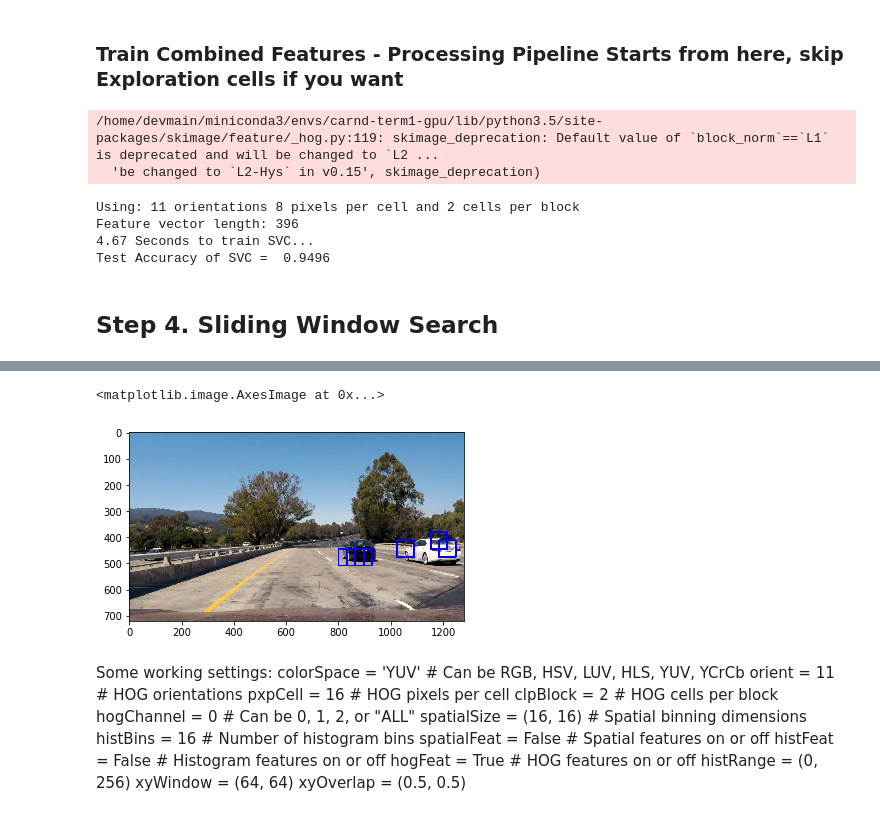
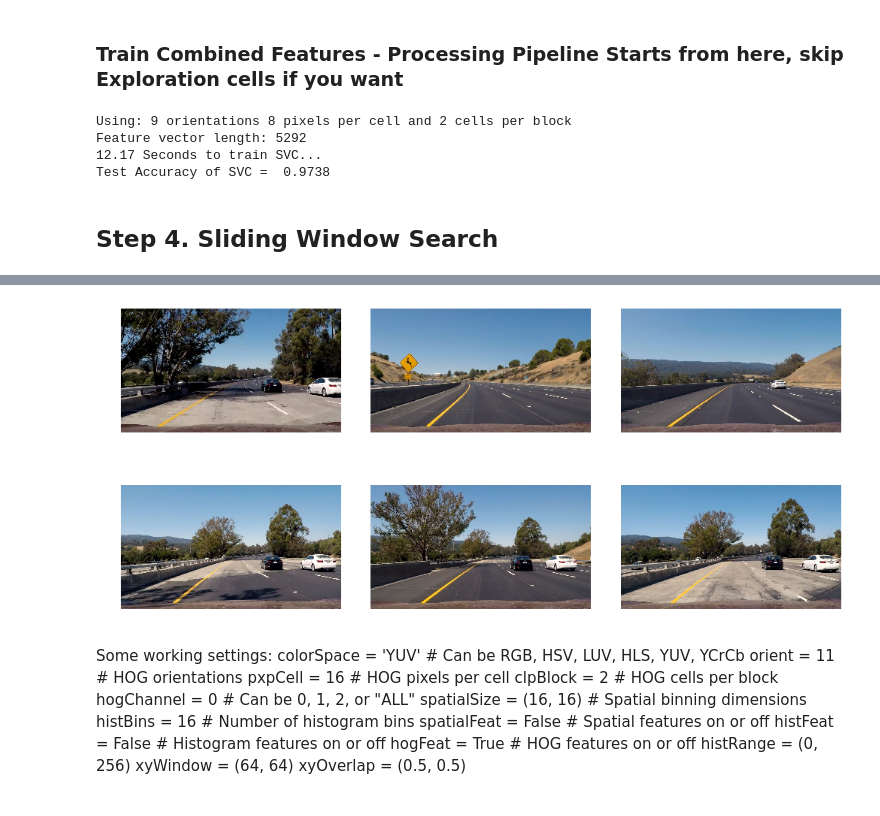
Before and after one commit to alsaibie/CarND-Vehicle-Detection, a Jupyter notebook: Vehicle_Detection.ipynb, the cells around one changed output, grey strips where cells are left out. Saved outputs shown, nothing was run; the diff lists cells and outputs as text; code cells hidden in the pictures.

Commit message:
Updates - Basic components done. Need to integrate pipeline, develop class and test on video.

```diff
--- a/Vehicle_Detection.ipynb
+++ b/Vehicle_Detection.ipynb
@@ -395,6 +393,8 @@ for num, colorSpace in enumerate(colorSpaces):
                     img = cv2.cvtColor(img, cv2.COLOR_RGB2HLS)
                 elif colorSpace == 'YUV':
                     img = cv2.cvtColor(img, cv2.COLOR_RGB2YUV)
+                elif colorSpace == 'YCrCb':
+                    img = cv2.cvtColor(img, cv2.COLOR_RGB2YCrCb)
             plt.imshow(img)
             plt.title('Original Image')
             str = colorSpace + ': ' + 'Spatial Size: {} Histogram Bin Size: {}'.format(spatialSize, histBin)
@@ -569,13 +567,13 @@ For these 10 labels:  [ 1.  1.  1.  0.  1.  1.  1.  1.  0.  1.]
 ### Train Combined Features - Processing Pipeline Starts from here, skip Exploration cells if you want
 # %%
 # Training Parameters
-colorSpace = 'YUV' # Can be RGB, HSV, LUV, HLS, YUV, YCrCb
-orient = 11  # HOG orientations
-pxpCell = 16 # HOG pixels per cell
+colorSpace = 'LUV' # Can be RGB, HSV, LUV, HLS, YUV, YCrCb
+orient = 9  # HOG orientations
+pxpCell = 8 # HOG pixels per cell
 clpBlock = 2 # HOG cells per block
-hogChannel = 0 # Can be 0, 1, 2, or "ALL"
-spatialSize = (16, 16) # Spatial binning dimensions
-histBins = 16    # Number of histogram bins
+hogChannel = 'ALL' # Can be 0, 1, 2, or "ALL"
+spatialSize = (32, 32) # Spatial binning dimensions
+histBins = 32    # Number of histogram bins
 spatialFeat = False # Spatial features on or off
 histFeat = False # Histogram features on or off
 hogFeat = True # HOG features on or off
@@ -613,12 +611,10 @@ print('Test Accuracy of SVC = ', round(svc.score(X_test, y_test), 4))
 # Check the prediction time for a single sample
 t=time.time()
 # %% [output]
-/home/devmain/miniconda3/envs/carnd-term1-gpu/lib/python3.5/site-packages/skimage/feature/_hog.py:119: skimage_deprecation: Default value of `block_norm`==`L1` is deprecated and will be changed to `L2 ...
-  'be changed to `L2-Hys` in v0.15', skimage_deprecation)
+Using: 9 orientations 8 pixels per cell and 2 cells per block
+Feature vector length: 5292
+12.17 Seconds to train SVC...
+Test Accuracy of SVC =  0.9738
-Using: 11 orientations 8 pixels per cell and 2 cells per block
-Feature vector length: 396
-4.67 Seconds to train SVC...
-Test Accuracy of SVC =  0.9496
 # %% [markdown]
 ## Step 4. Sliding Window Search
 # %%
@@ -695,21 +691,31 @@ def drawBoxes(img, bboxes, color=(0, 0, 255), thick=6):
     # Return the image copy with boxes drawn
     return imcopy
 # %%
-imageF = './test_images/test1.jpg'
-image = mpimg.imread(imageF)
-drawImage = np.copy(image)
+
+imageTestFiles = glob.glob('./test_images/test*.jpg')
+windowImages = []
 
 xyWindow = (64, 64)
 xyOverlap = (0.5, 0.5)
 y_start_stop = [380, 580] # Min and max in y to search in slide_window()
 
-windows = slideWindow(image, x_start_stop=[None, None], y_start_stop=y_start_stop,
-                    xy_window=xyWindow, xy_overlap=xyOverlap)
+for imageTestFile in imageTestFiles:
 
-hotWindows = searchWindows(image, windows, svc, X_scaler, colorSpace, spatialSize, histBins,
-                           histRange, orient, pxpCell, clpBlock, hogChannel, spatialFeat, histFeat, hogFeat)
+    image = mpimg.imread(imageTestFile)
+    drawImage = np.copy(image)
 
-windowImg = drawBoxes(drawImage, hotWindows, color=(0, 0, 255), thick=6)
 
-plt.imshow(windowImg)
+    windows = slideWindow(image, x_start_stop=[None, None], y_start_stop=y_start_stop,
+                        xy_window=xyWindow, xy_overlap=xyOverlap)
+
+    hotWindows = searchWindows(image, windows, svc, X_scaler, colorSpace, spatialSize, histBins,
+                               histRange, orient, pxpCell, clpBlock, hogChannel, spatialFeat, histFeat, hogFeat)
+
+    windowImages.append(drawBoxes(drawImage, hotWindows, color=(0, 0, 255), thick=6))
+print('Test on given test images')
+fig, axes = plt.subplots(2,3, figsize = (14,7))
+for ax, image in zip(axes.flat, windowImages):
+        ax.imshow(image)
+        ax.axis('off')
+fig.tight_layout()
 # %% [output]
@@ -718,5 +723,4 @@ plt.imshow(windowImg)
-<matplotlib.image.AxesImage at 0x...>
-[figure, old version]
+[figure, new version]
 # %% [markdown]
 Some working settings:
 colorSpace = 'YUV' # Can be RGB, HSV, LUV, HLS, YUV, YCrCb
```
Also changed, not shown: parts of 14 cells of this notebook.
